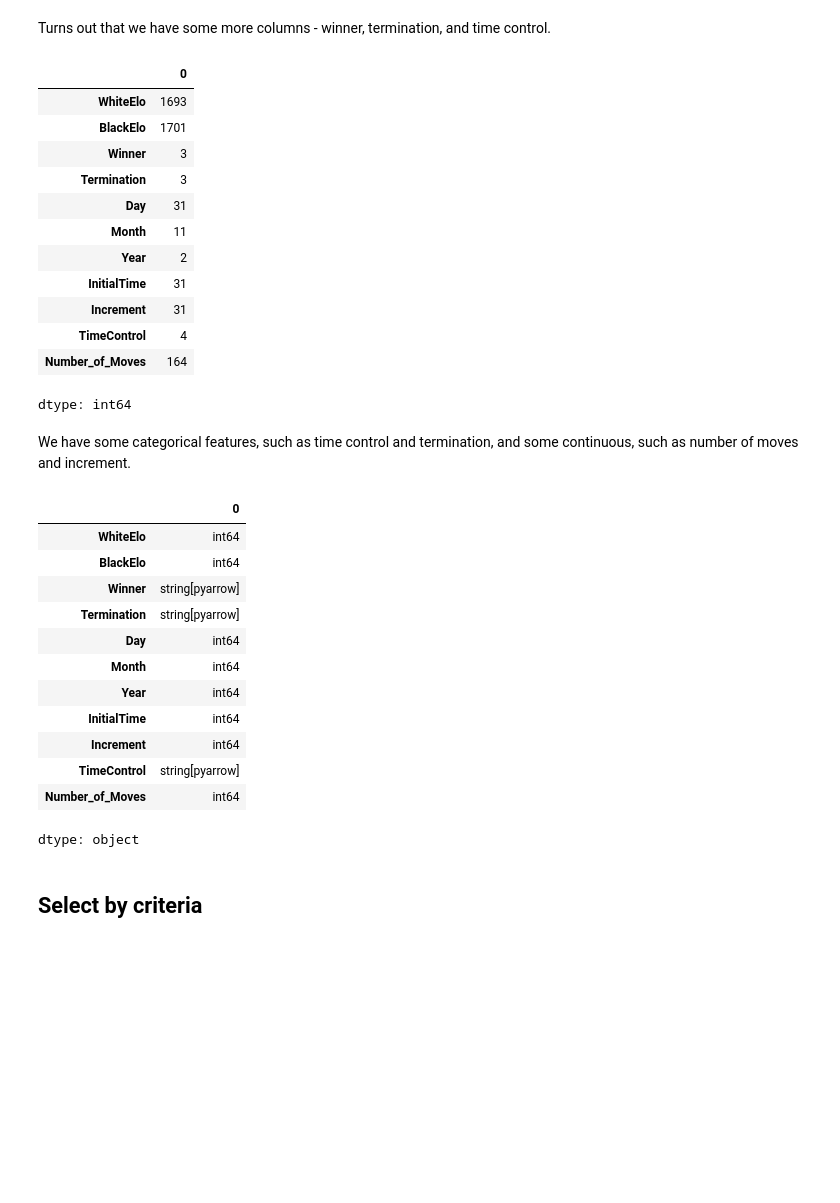
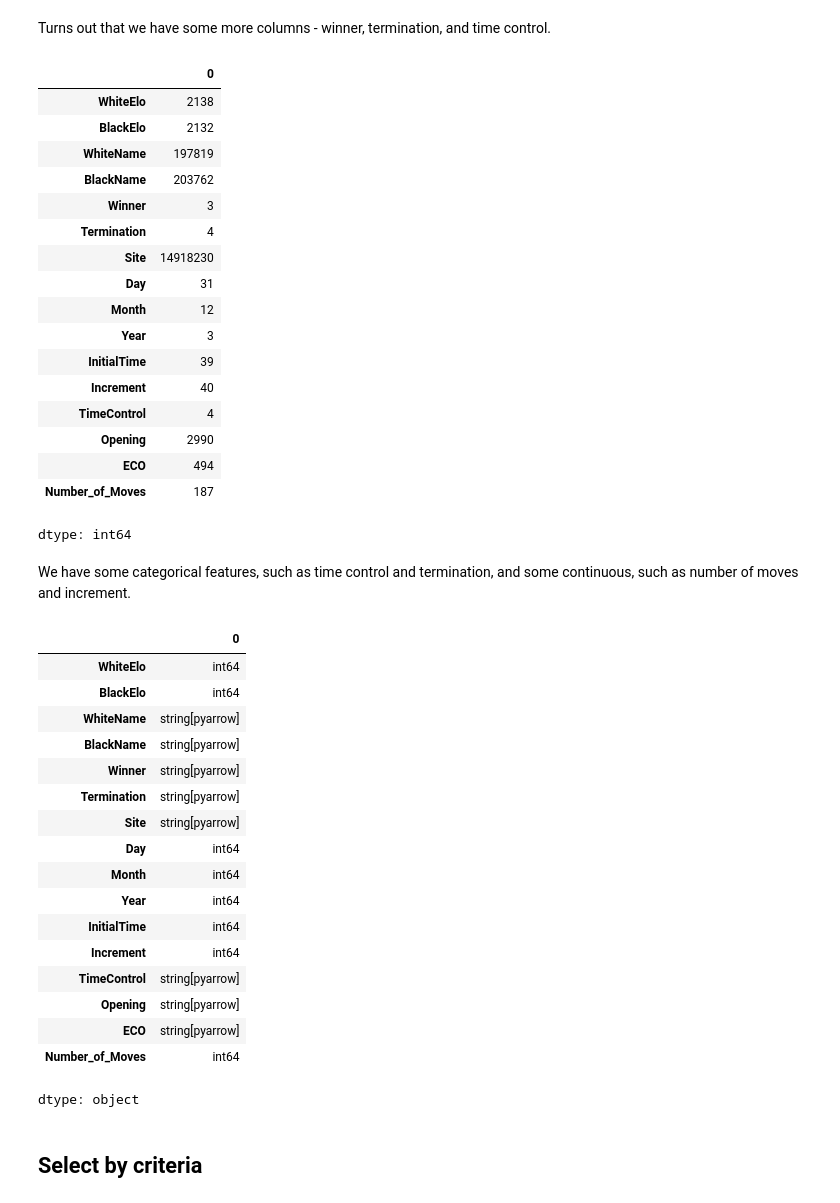
Before and after one commit to Alisizationed/sigmoid_homeworks, a Jupyter notebook: hw_20_dask/Sigmoid_HW_20.ipynb, the cells around one changed output. Saved outputs shown, nothing was run; the diff lists cells and outputs as text; code cells hidden in the pictures; blank space fills up the shorter version.

```diff
--- a/hw_20_dask/Sigmoid_HW_20.ipynb
+++ b/hw_20_dask/Sigmoid_HW_20.ipynb
@@ -70,37 +70,47 @@ ddf.partitions[0].compute().head()
 # %% [markdown]
 Turns out that we have some more columns - winner, termination, and time control.
 # %%
-ddf.partitions[0].compute().nunique()
+ddf.nunique().compute()
 # %% [output]
 |  | 0 |
-| WhiteElo | 1693 |
-| BlackElo | 1701 |
+| WhiteElo | 2138 |
+| BlackElo | 2132 |
+| WhiteName | 197819 |
+| BlackName | 203762 |
 | Winner | 3 |
-| Termination | 3 |
+| Termination | 4 |
+| Site | 14918230 |
 | Day | 31 |
-| Month | 11 |
-| Year | 2 |
-| InitialTime | 31 |
-| Increment | 31 |
+| Month | 12 |
+| Year | 3 |
+| InitialTime | 39 |
+| Increment | 40 |
 | TimeControl | 4 |
-| Number_of_Moves | 164 |
+| Opening | 2990 |
+| ECO | 494 |
+| Number_of_Moves | 187 |
 dtype: int64
 # %% [markdown]
 We have some categorical features, such as time control and termination, and some continuous, such as number of moves and increment.
 # %%
-ddf.partitions[0].compute().dtypes
+ddf.dtypes
 # %% [output]
 |  | 0 |
 | WhiteElo | int64 |
 | BlackElo | int64 |
+| WhiteName | string[pyarrow] |
+| BlackName | string[pyarrow] |
 | Winner | string[pyarrow] |
 | Termination | string[pyarrow] |
+| Site | string[pyarrow] |
 | Day | int64 |
 | Month | int64 |
 | Year | int64 |
 | InitialTime | int64 |
 | Increment | int64 |
 | TimeControl | string[pyarrow] |
+| Opening | string[pyarrow] |
+| ECO | string[pyarrow] |
 | Number_of_Moves | int64 |
 dtype: object
 # %% [markdown]
```
Also changed, not shown: parts of 7 cells of this notebook.
